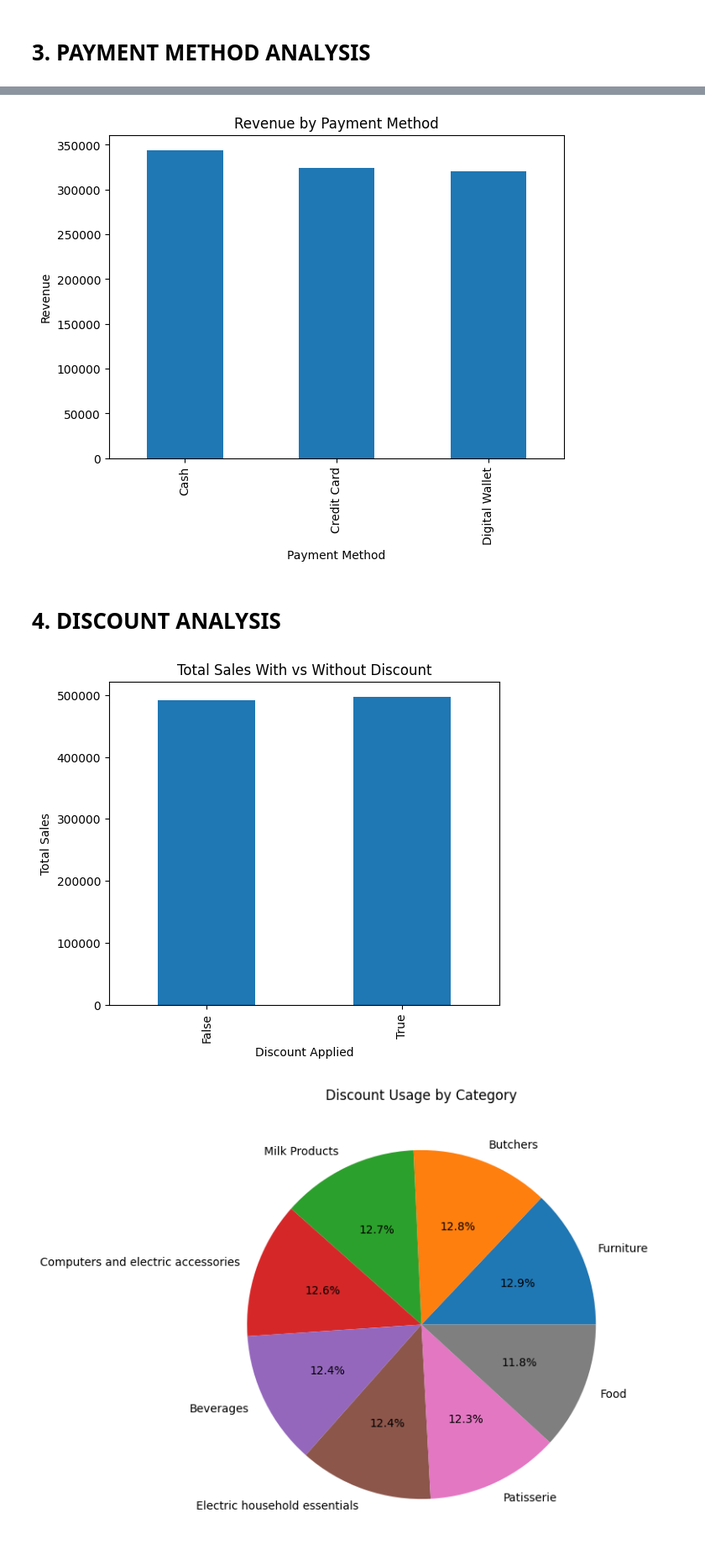
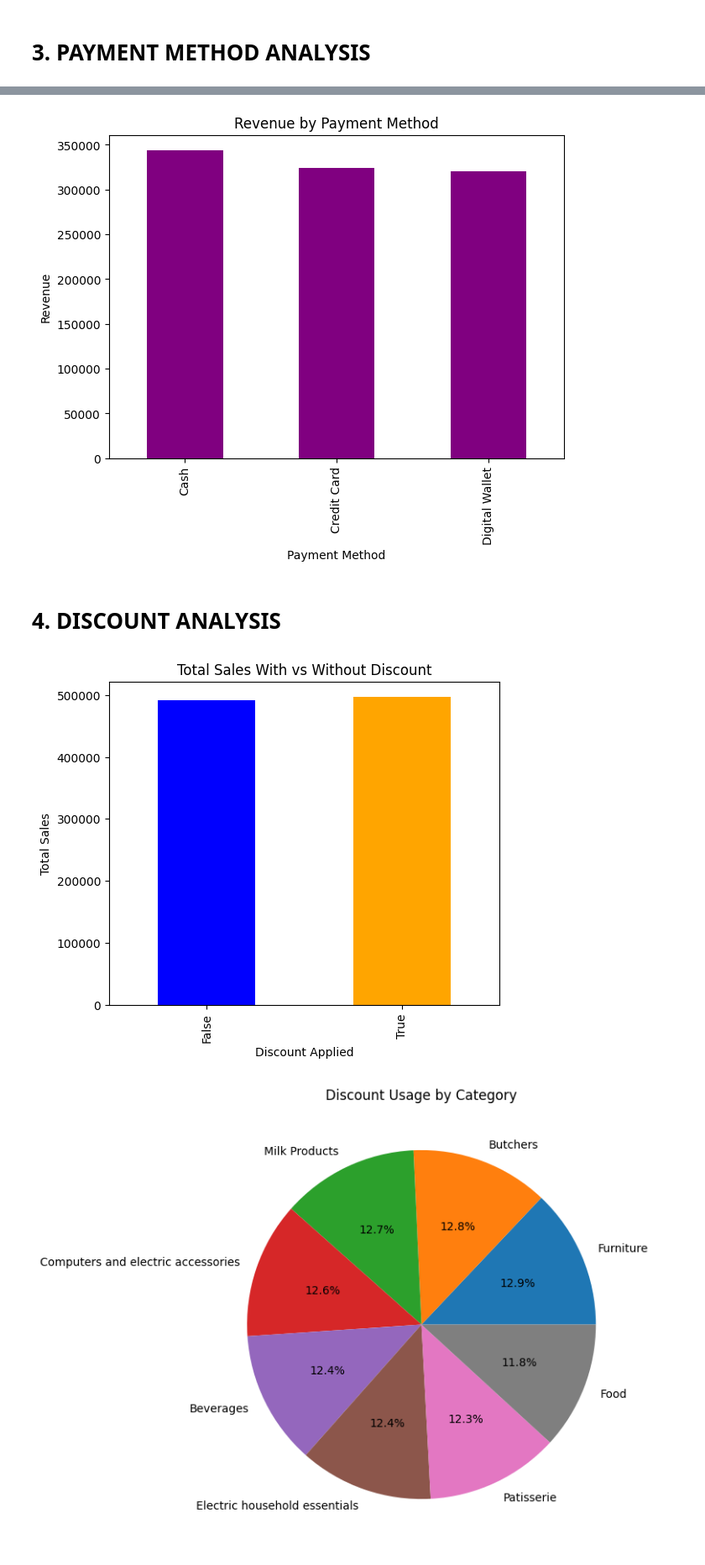
Before and after one commit to balkrishna-16/Datascience-in-Python, a Jupyter notebook: day15_hw.ipynb, the cells around one changed output, grey strips where cells are left out. Shown at 84% size. Drawn from its saved outputs; the diff is of its cells as text; code cells hidden in the pictures.

```diff
--- a/day15_hw.ipynb
+++ b/day15_hw.ipynb
@@ -135,27 +135,27 @@ plt.show()
 payment_revenue = df.groupby('Payment Method')['Total Spent'].sum()
 
 plt.figure(figsize=(7,5))
-payment_revenue.plot(kind='bar')
+payment_revenue.plot(kind='bar',color='purple')
 plt.title("Revenue by Payment Method")
 plt.ylabel("Revenue")
 plt.show()
 # %% [output]
-[figure, old version]
+[figure, new version]
 # %% [markdown]
 # 4. DISCOUNT ANALYSIS
 # %%
 
 
 # Compare spending with/without discount
 discount_compare = df.groupby('Discount Applied')['Total Spent'].sum()
 
 plt.figure(figsize=(6,5))
-discount_compare.plot(kind='bar')
+discount_compare.plot(kind='bar', color=['blue','orange'])
 plt.title("Total Sales With vs Without Discount")
 plt.ylabel("Total Sales")
 plt.show()
 # %% [output]
-[figure, old version]
+[figure, new version]
 # %%
 # Categories using discounts most
 discount_category = df[df['Discount Applied'] == True]['Category'].value_counts()
```
Also changed, not shown: parts of 7 cells of this notebook.
